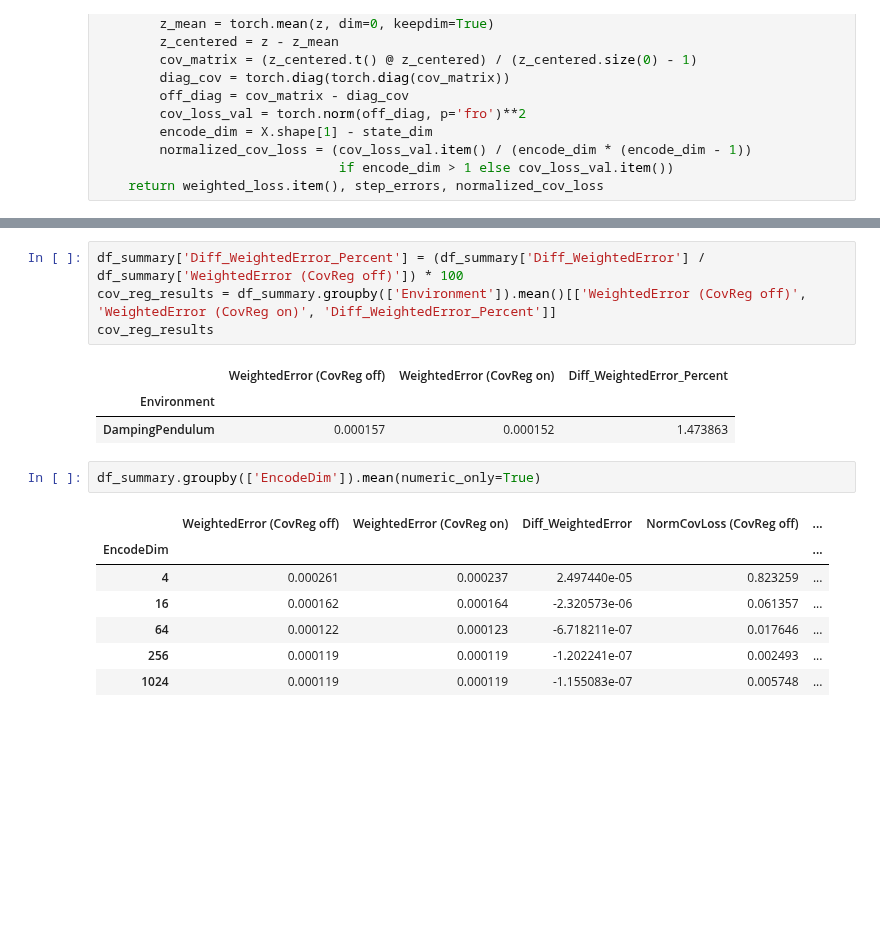
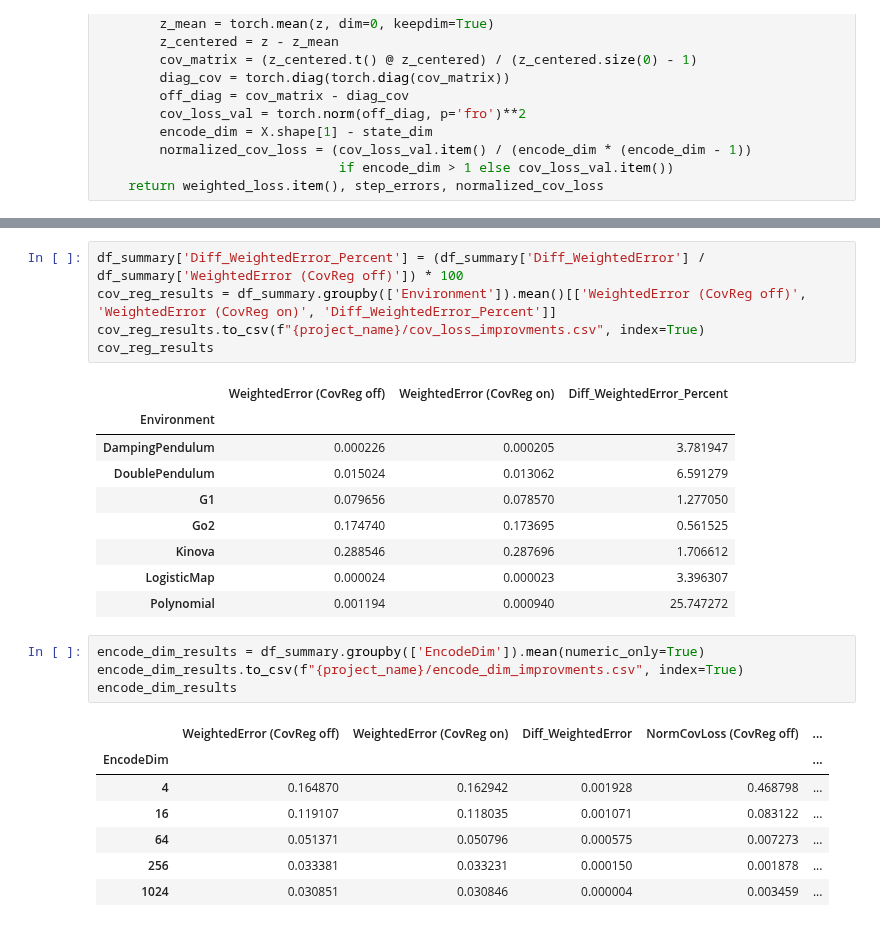
Before and after one commit to intelligent-control-lab/Koopman-Scaling, a Jupyter notebook: evaluation/evaluation.ipynb, the cells around one changed output, grey strips where cells are left out. Saved outputs shown, nothing was run; the diff lists cells and outputs as text; blank space fills up the shorter version.

```diff
--- a/evaluation/evaluation.ipynb
+++ b/evaluation/evaluation.ipynb
@@ -236,21 +246,30 @@ df_summary
 # %%
 df_summary['Diff_WeightedError_Percent'] = (df_summary['Diff_WeightedError'] / df_summary['WeightedError (CovReg off)']) * 100
 cov_reg_results = df_summary.groupby(['Environment']).mean()[['WeightedError (CovReg off)', 'WeightedError (CovReg on)', 'Diff_WeightedError_Percent']]
+cov_reg_results.to_csv(f"{project_name}/cov_loss_improvments.csv", index=True)
 cov_reg_results
 # %% [output]
 |  | WeightedError (CovReg off) | WeightedError (CovReg on) | Diff_WeightedError_Percent |
 | Environment |  |  |  |
-| DampingPendulum | 0.000157 | 0.000152 | 1.473863 |
+| DampingPendulum | 0.000226 | 0.000205 | 3.781947 |
+| DoublePendulum | 0.015024 | 0.013062 | 6.591279 |
+| G1 | 0.079656 | 0.078570 | 1.277050 |
+| Go2 | 0.174740 | 0.173695 | 0.561525 |
+| Kinova | 0.288546 | 0.287696 | 1.706612 |
+| LogisticMap | 0.000024 | 0.000023 | 3.396307 |
+| Polynomial | 0.001194 | 0.000940 | 25.747272 |
 # %%
-df_summary.groupby(['EncodeDim']).mean(numeric_only=True)
+encode_dim_results = df_summary.groupby(['EncodeDim']).mean(numeric_only=True)
+encode_dim_results.to_csv(f"{project_name}/encode_dim_improvments.csv", index=True)
+encode_dim_results
 # %% [output]
 |  | WeightedError (CovReg off) | WeightedError (CovReg on) | Diff_WeightedError | NormCovLoss (CovReg off) | ... |
 | EncodeDim |  |  |  |  | ... |
-| 4 | 0.000261 | 0.000237 | 2.497440e-05 | 0.823259 | ... |
-| 16 | 0.000162 | 0.000164 | -2.320573e-06 | 0.061357 | ... |
-| 64 | 0.000122 | 0.000123 | -6.718211e-07 | 0.017646 | ... |
-| 256 | 0.000119 | 0.000119 | -1.202241e-07 | 0.002493 | ... |
-| 1024 | 0.000119 | 0.000119 | -1.155083e-07 | 0.005748 | ... |
+| 4 | 0.164870 | 0.162942 | 0.001928 | 0.468798 | ... |
+| 16 | 0.119107 | 0.118035 | 0.001071 | 0.083122 | ... |
+| 64 | 0.051371 | 0.050796 | 0.000575 | 0.007273 | ... |
+| 256 | 0.033381 | 0.033231 | 0.000150 | 0.001878 | ... |
+| 1024 | 0.030851 | 0.030846 | 0.000004 | 0.003459 | ... |
 # %%
 # Plot 1: Average Multi-step Prediction Error vs. Encode Dimension
 for env in envs:
```
Also changed, not shown: parts of 2 cells of this notebook, 24 other files.
